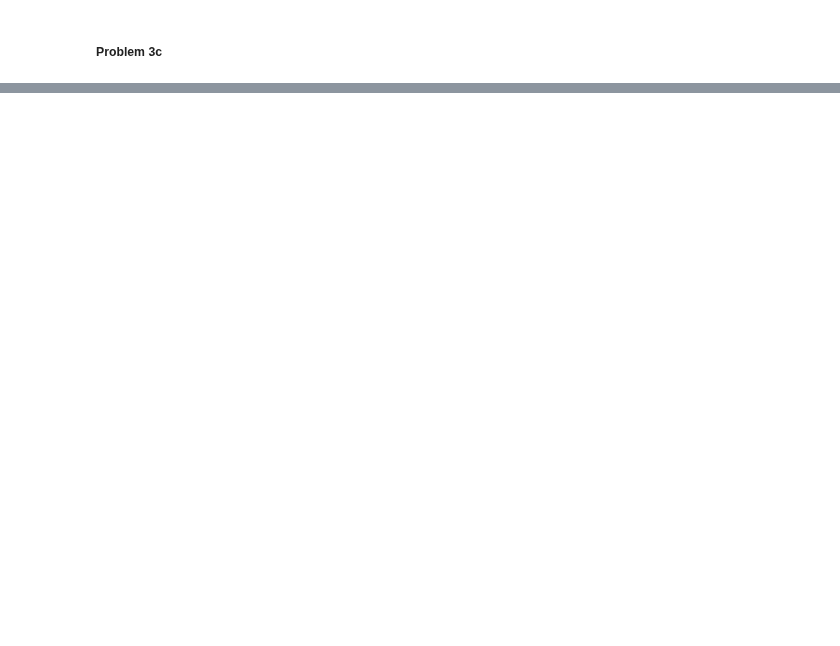
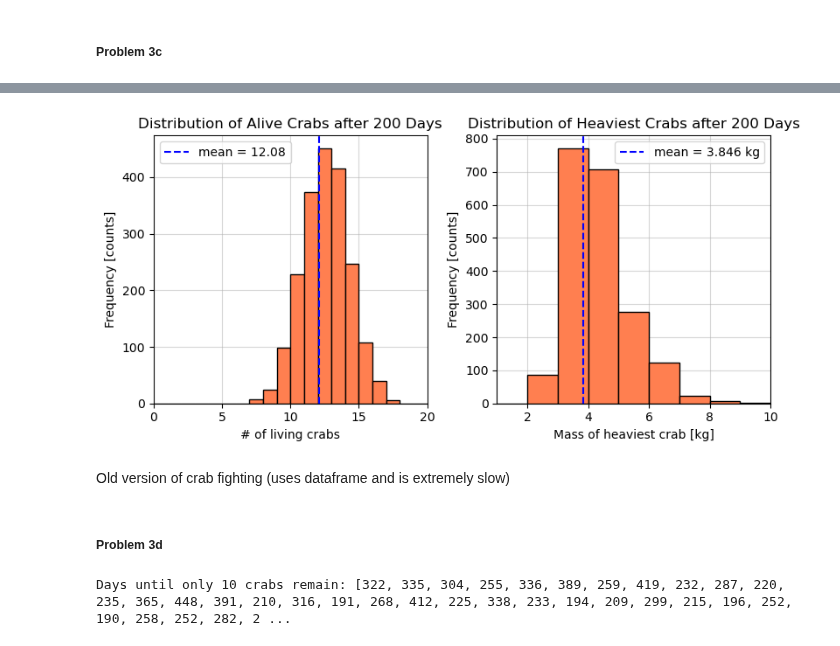
Before and after one commit to Gullaschen/AMAS, a Jupyter notebook: ProblemSet2/Problem_3.ipynb, the cells around one changed output, grey strips where cells are left out. Saved outputs shown, nothing was run; the diff lists cells and outputs as text; code cells hidden in the pictures; blank space fills up the shorter version.

```diff
--- a/ProblemSet2/Problem_3.ipynb
+++ b/ProblemSet2/Problem_3.ipynb
@@ -249,0 +243,3 @@ for day in range(days):
+# %%
+# F I G H T
+Alive_list,Mass_list,sanity = simulate_crab_fights(crabs=crabs,days=days,pseudo_experiments=pseudo_experiments)
@@ -249,0 +250,31 @@ for day in range(days):
+# %%
+fig, axs = plt.subplots(1,2,figsize=(8, 4))
+
+axs[0].hist(Alive_list,bins=np.arange(0,21,1),density=False,color='coral',edgecolor='black')
+axs[0].set_title('Distribution of Alive Crabs after 200 Days')
+axs[0].set_xlabel('# of living crabs')
+axs[0].set_ylabel('Frequency [counts]')
+axs[0].set_xlim(0,20)
+axs[0].axvline(x=np.mean(Alive_list),color='blue',linestyle='--',label=f'mean = {np.mean(Alive_list):.4}')
+
+
+axs[1].hist(Mass_list,bins=np.arange(0,21,1),density=False,color='coral',edgecolor='black')
+axs[1].set_title('Distribution of Heaviest Crabs after 200 Days')
+axs[1].set_xlabel('Mass of heaviest crab [kg]')
+axs[1].set_ylabel('Frequency [counts]')
+axs[1].set_xlim(1,10)
+axs[1].axvline(x=np.mean(Mass_list),color='blue',linestyle='--',label=f'mean = {np.mean(Mass_list):.4} kg')
+
+axs[0].grid(True,alpha=0.5,zorder=0)
+axs[0].set_axisbelow(True)
+axs[1].grid(True,alpha=0.5,zorder=0)
+axs[1].set_axisbelow(True)
+axs[0].legend()
+axs[1].legend()
+
+plt.tight_layout()
+plt.savefig('Problem3_Fig3c_dist.pdf')
+# %% [output]
+[figure, added]
+# %% [markdown]
+Old version of crab fighting (uses dataframe and is extremely slow)
@@ -249,0 +328,44 @@ for day in range(days):
+# %% [markdown]
+##### **Problem 3d**
+# %%
+def modified_simulate_crab_fights(crabs, pseudo_experiments): # Modification
+    results = []  # Store results for each experiment: days until 10 crabs remain
+
+    for experiment in tqdm(range(pseudo_experiments)):
+        # Reset the crabs for each experiment
+        crabs_copy = [{**crab} for crab in crabs]  # Deep copy of crabs
+        day = 0
+
+        while True:
+            unique_crab_duels = set()
+            day += 1  # Increment day at the start of each loop
+
+            # Move every crab
+            for i, crab in enumerate(crabs_copy):
+                if crab['Alive']:
+                    crab_move_x, crab_move_y = move_crab(crab['X'], crab['Y'])
+                    crab['X'], crab['Y'] = crab_move_x, crab_move_y
+
+            # Fight logic
+            for i, crab1 in enumerate(crabs_copy):
+                if crab1['Alive']:
+                    for j, crab2 in enumerate(crabs_copy):
+                        if i != j and crab2['Alive']:
+                            crab_pair = tuple(sorted([i, j]))
+                            if crab_pair not in unique_crab_duels:
+                                distance = np.sqrt((crab2['X'] - crab1['X'])**2 + (crab2['Y'] - crab1['Y'])**2)
+                                if distance <= 0.175 and win_crab_duel(crab1['Mass'], crab2['Mass']):
+                                    crabs_copy[i]['Mass'] += crabs_copy[j]['Mass']
+                                    crabs_copy[j]['Alive'] = 0  # Mark crab2 as not alive
+                                    crabs_copy[j]['Mass'] = 0
+                                    unique_crab_duels.add(crab_pair)
+
+            # Check for the number of alive crabs
+            alive_count = sum(1 for crab in crabs_copy if crab['Alive'])
+            if alive_count <= 10:
+                results.append(day)  # Record the day when only 10 crabs remain
+                break  # Exit the loop for this pseudo-experiment
+
+    return results
+# %% [output]
+Days until only 10 crabs remain: [322, 335, 304, 255, 336, 389, 259, 419, 232, 287, 220, 235, 365, 448, 391, 210, 316, 191, 268, 412, 225, 338, 233, 194, 209, 299, 215, 196, 252, 190, 258, 252, 282, 2 ...
```
Also changed, not shown: parts of 14 cells of this notebook, 9 other files.
